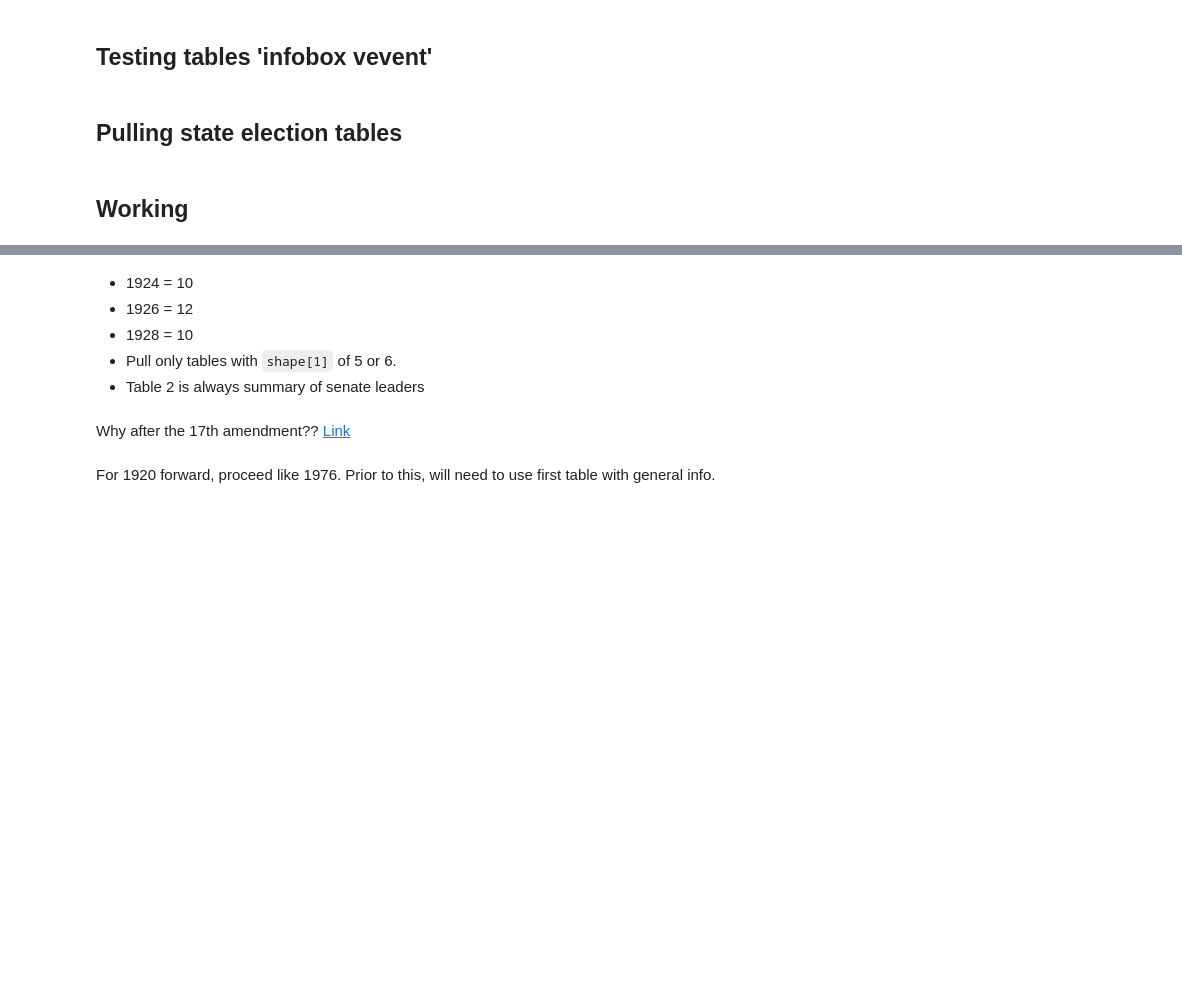
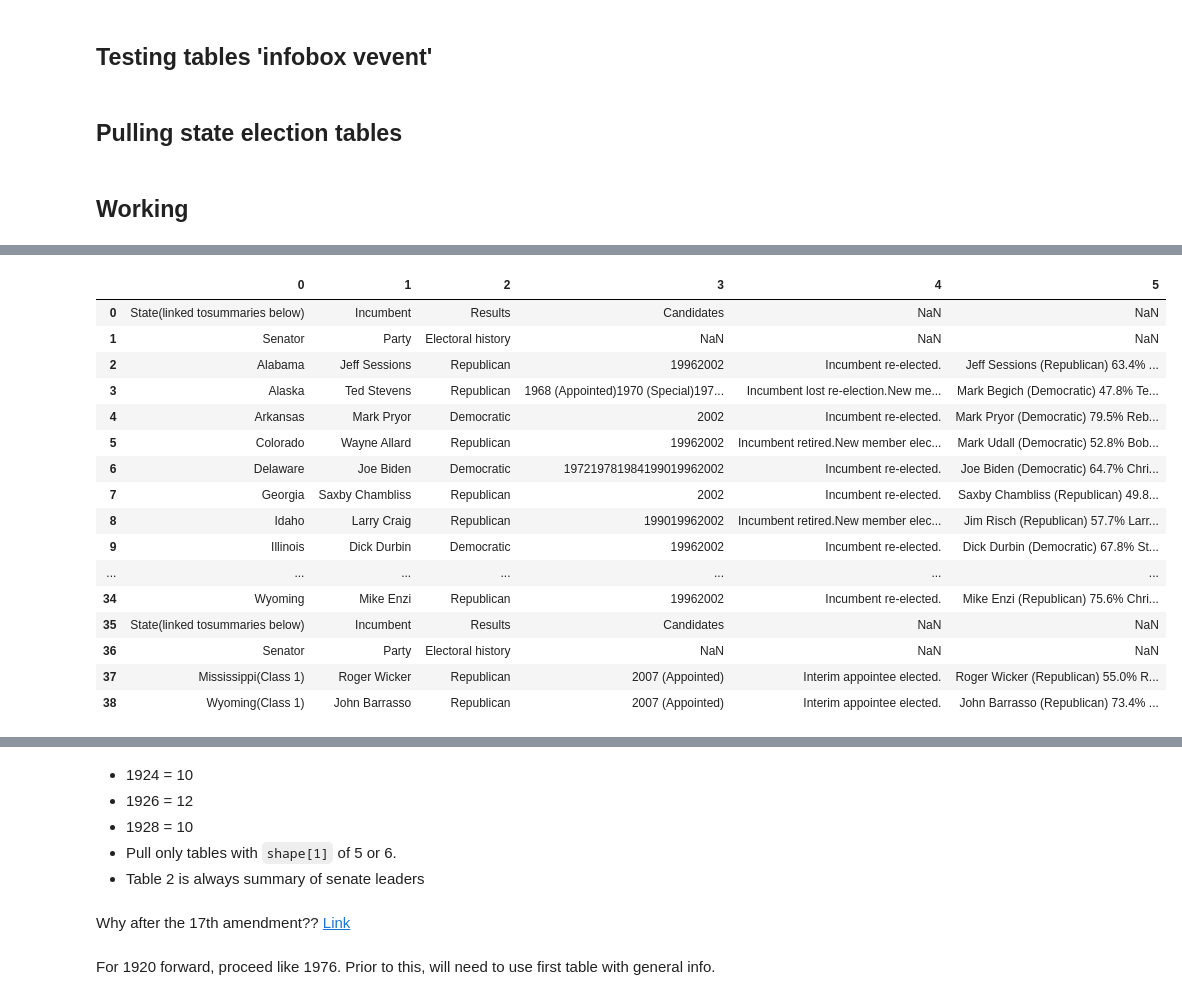
Before and after one commit to dfuller22/US_Senate_Election_Predictor, a Jupyter notebook: Playground.ipynb, the cells around one changed output, grey strips where cells are left out. Cells and saved outputs as stored; diff of their text form; code cells hidden in the pictures; blank space fills up the shorter version.

```diff
--- a/Playground.ipynb
+++ b/Playground.ipynb
@@ -340,0 +473,5 @@ lplp = {v:elect_yr_tocs[v] for v in ['1918', '1924', '1976', '2016', '2018']}
+# %%
+test_list = [election_collection_raw[year][2][8], election_collection_raw[year][2][3]]
+for u in test_list:
+
+    display(u.iloc[:,2])
@@ -340,0 +574,8 @@ lplp = {v:elect_yr_tocs[v] for v in ['1918', '1924', '1976', '2016', '2018']}
+# %%
+for u in election_collection_raw[year][1][0].iloc[:,4]:
+    if isinstance(u, str) and 'elected' in u:
+        print('faslidfjasedfhaedfng')
+
+for u in election_collection_raw[year][1][1].iloc[:,4]:
+    if isinstance(u, str) and 'elected' in u:
+        print('faslidfjasedfhaedfng')
@@ -340,0 +600,29 @@ lplp = {v:elect_yr_tocs[v] for v in ['1918', '1924', '1976', '2016', '2018']}
+# %%
+test_list = []
+test_list.append(election_collection_raw['1918'])
+test_list.append(election_collection_raw['1920'])
+test_list.append(election_collection_raw['1976'])
+test_list.append(election_collection_raw['2006'])
+test_list.append(election_collection_raw['2008'])
+# %%
+test_res = []
+for coll in test_list:
+    holder = []
+    for table in coll[1]:
+        has_elected = False
+
+        for u in table.iloc[:,4]:
+            if isinstance(u, str) and 'elected' in u:
+                has_elected = True
+        if has_elected == True:
+            holder.append(table)
+
+        print(len(holder))
+    if len(holder) > 1:
+        is_match = holder[0].iloc[1,:] == holder[1].iloc[1,:]
+
+        if is_match.sum() == 3:
+            fin_tab = holder[1].append(holder[0], ignore_index=True)
+            test_res.append(fin_tab)
+    else:
+        test_res.extend(holder)
@@ -340,0 +639,20 @@ lplp = {v:elect_yr_tocs[v] for v in ['1918', '1924', '1976', '2016', '2018']}
+# %%
+test_res[-1]
+# %% [output]
+|  | 0 | 1 | 2 | 3 | 4 | 5 |
+| 0 | State(linked tosummaries below) | Incumbent | Results | Candidates | NaN | NaN |
+| 1 | Senator | Party | Electoral history | NaN | NaN | NaN |
+| 2 | Alabama | Jeff Sessions | Republican | 19962002 | Incumbent re-elected. | Jeff Sessions (Republican) 63.4% ... |
+| 3 | Alaska | Ted Stevens | Republican | 1968 (Appointed)1970 (Special)197... | Incumbent lost re-election.New me... | Mark Begich (Democratic) 47.8% Te... |
+| 4 | Arkansas | Mark Pryor | Democratic | 2002 | Incumbent re-elected. | Mark Pryor (Democratic) 79.5% Reb... |
+| 5 | Colorado | Wayne Allard | Republican | 19962002 | Incumbent retired.New member elec... | Mark Udall (Democratic) 52.8% Bob... |
+| 6 | Delaware | Joe Biden | Democratic | 197219781984199019962002 | Incumbent re-elected. | Joe Biden (Democratic) 64.7% Chri... |
+| 7 | Georgia | Saxby Chambliss | Republican | 2002 | Incumbent re-elected. | Saxby Chambliss (Republican) 49.8... |
+| 8 | Idaho | Larry Craig | Republican | 199019962002 | Incumbent retired.New member elec... | Jim Risch (Republican) 57.7% Larr... |
+| 9 | Illinois | Dick Durbin | Democratic | 19962002 | Incumbent re-elected. | Dick Durbin (Democratic) 67.8% St... |
+| ... | ... | ... | ... | ... | ... | ... |
+| 34 | Wyoming | Mike Enzi | Republican | 19962002 | Incumbent re-elected. | Mike Enzi (Republican) 75.6% Chri... |
+| 35 | State(linked tosummaries below) | Incumbent | Results | Candidates | NaN | NaN |
+| 36 | Senator | Party | Electoral history | NaN | NaN | NaN |
+| 37 | Mississippi(Class 1) | Roger Wicker | Republican | 2007 (Appointed) | Interim appointee elected. | Roger Wicker (Republican) 55.0% R... |
+| 38 | Wyoming(Class 1) | John Barrasso | Republican | 2007 (Appointed) | Interim appointee elected. | John Barrasso (Republican) 73.4% ... |
```
Also changed, not shown: parts of 28 cells of this notebook, 1 other file.
